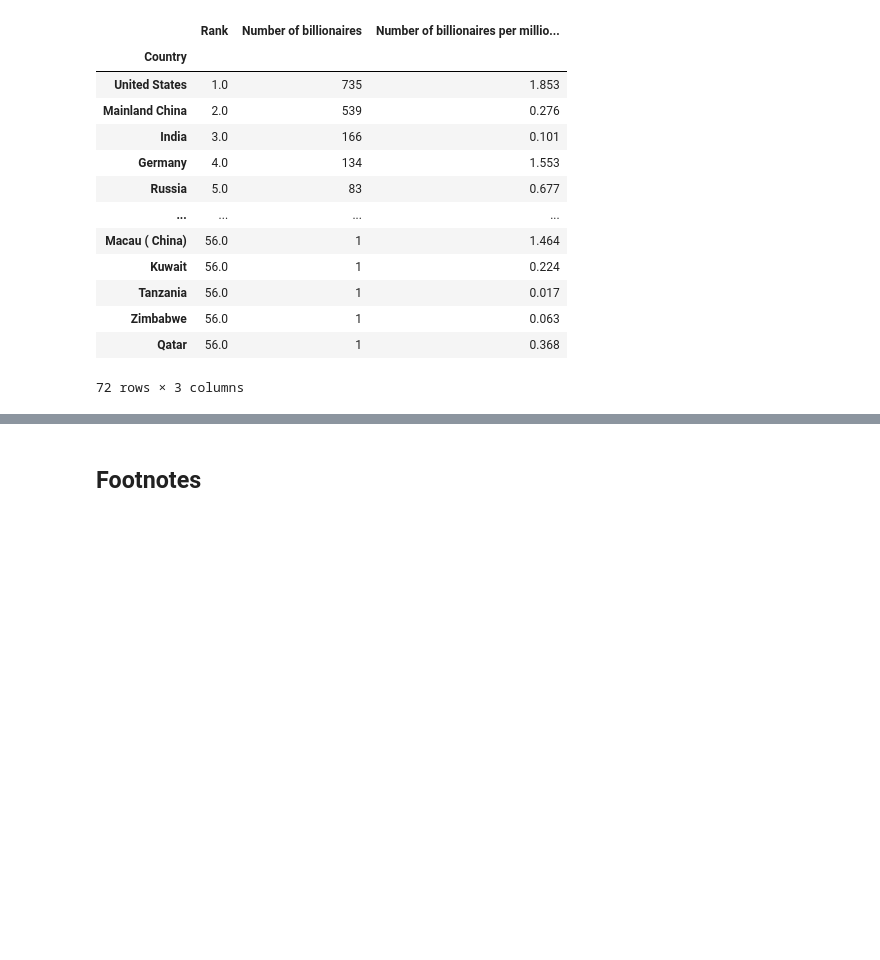
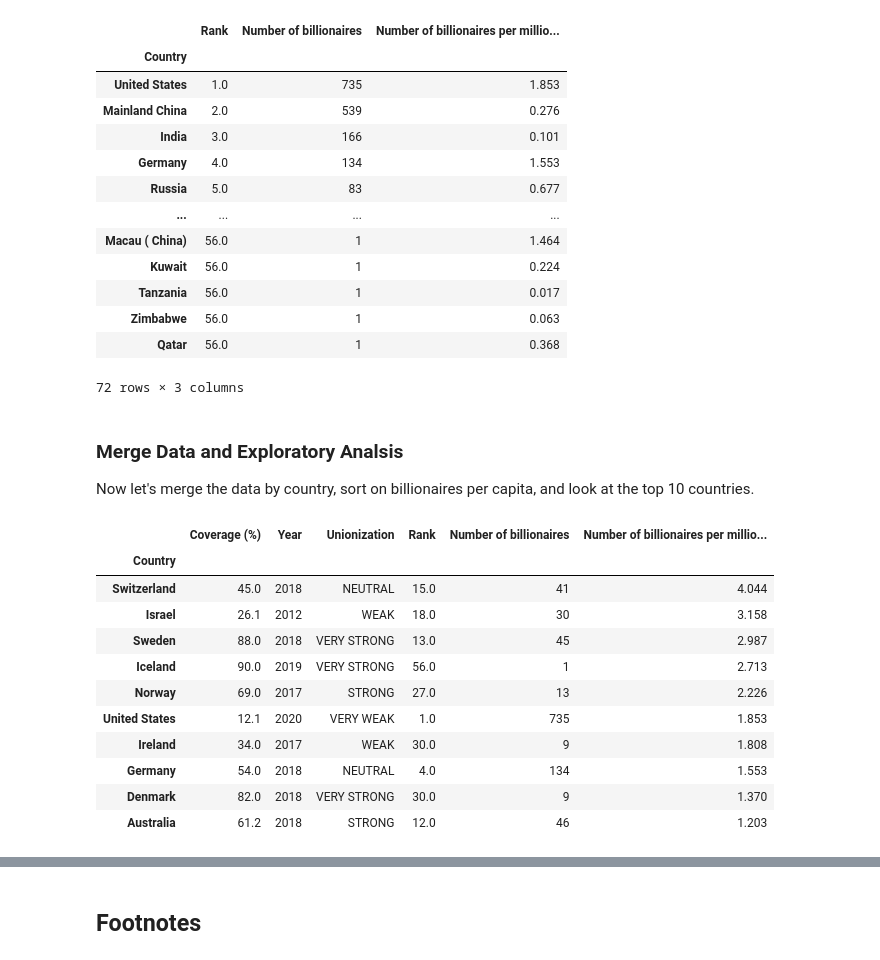
Before and after one commit to rbarrimond/jupyter-notebooks, a Jupyter notebook: billionaires.ipynb, the cells around one changed output, grey strips where cells are left out. Saved outputs shown, nothing was run; the diff lists cells and outputs as text; code cells hidden in the pictures; blank space fills up the shorter version.

```diff
--- a/billionaires.ipynb
+++ b/billionaires.ipynb
@@ -217,3 +221,23 @@ b9_df
 | Zimbabwe | 56.0 | 1 | 0.063 |
 | Qatar | 56.0 | 1 | 0.368 |
 72 rows × 3 columns
+# %% [markdown]
+### Merge Data and Exploratory Analsis
+
+Now let's merge the data by country, sort on billionaires per capita, and look at the top 10 countries.
+# %%
+df = cac_df.merge(b9_df, left_index=True, right_index=True)
+df.sort_values('Number of billionaires per million people', ascending=False).head(10)
+# %% [output]
+|  | Coverage (%) | Year | Unionization | Rank | Number of billionaires | Number of billionaires per millio... |
+| Country |  |  |  |  |  |  |
+| Switzerland | 45.0 | 2018 | NEUTRAL | 15.0 | 41 | 4.044 |
+| Israel | 26.1 | 2012 | WEAK | 18.0 | 30 | 3.158 |
+| Sweden | 88.0 | 2018 | VERY STRONG | 13.0 | 45 | 2.987 |
+| Iceland | 90.0 | 2019 | VERY STRONG | 56.0 | 1 | 2.713 |
+| Norway | 69.0 | 2017 | STRONG | 27.0 | 13 | 2.226 |
+| United States | 12.1 | 2020 | VERY WEAK | 1.0 | 735 | 1.853 |
+| Ireland | 34.0 | 2017 | WEAK | 30.0 | 9 | 1.808 |
+| Germany | 54.0 | 2018 | NEUTRAL | 4.0 | 134 | 1.553 |
+| Denmark | 82.0 | 2018 | VERY STRONG | 30.0 | 9 | 1.370 |
+| Australia | 61.2 | 2018 | STRONG | 12.0 | 46 | 1.203 |
```
Also changed, not shown: parts of 3 cells of this notebook.
